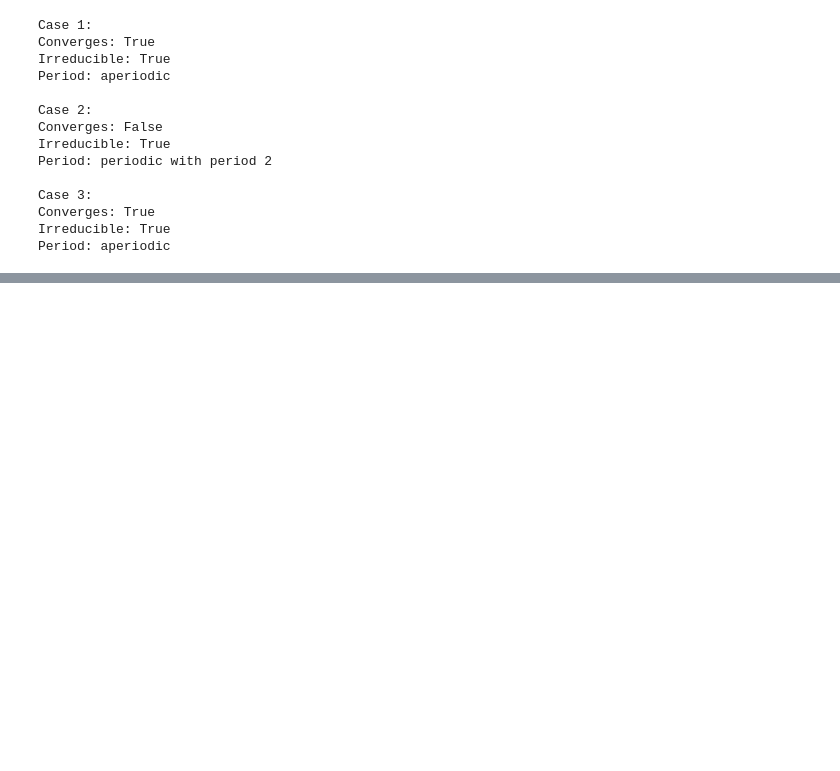
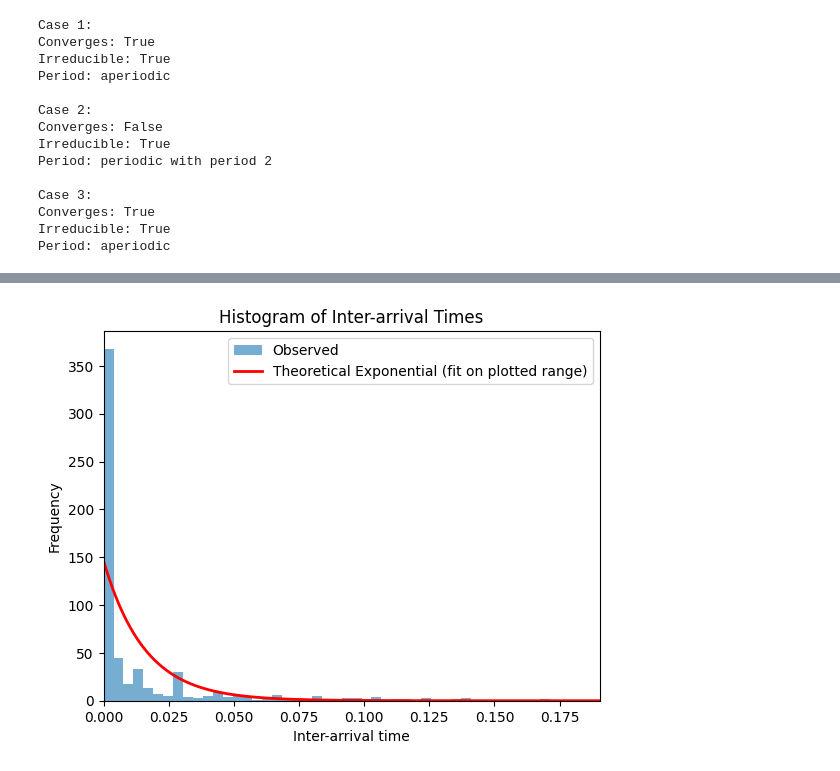
Before and after one commit to cpas0004/Monash2026, a Jupyter notebook: ECE4045/Assignment/A1.ipynb, the cells around one changed output, grey strips where cells are left out. Drawn from its saved outputs; the diff is of its cells as text; code cells hidden in the pictures; blank space fills up the shorter version.

```diff
--- a/ECE4045/Assignment/A1.ipynb
+++ b/ECE4045/Assignment/A1.ipynb
@@ -284,0 +141,95 @@ Error:
+# %%
+import pandas as pd
+import matplotlib.pyplot as plt
+import numpy as np
+import math
+
+# Load CSV
+df = pd.read_csv("wireshark3.csv")
+
+# sorting is important
+df = df.sort_values(by="Time")
+
+# Compute inter-arrival times
+df["interarrival"] = df["Time"].diff()
+
+# Remove NaN
+interarrivals = df["interarrival"].dropna()
+
+# Choose a zoom range
+# Example: show only values up to the 95th percentile
+xmax = np.percentile(interarrivals, 90)
+
+mean = np.mean(interarrivals)
+variance = np.var(interarrivals)
+
+# Use only plotted percentile range for exponential fit
+interarrivals_plot = interarrivals[interarrivals <= xmax]
+mean_plot = np.mean(interarrivals_plot)
+variance_plot = np.var(interarrivals_plot)
+
+# Mean and variance
+print("Mean:", mean_plot)
+print("Variance:", variance_plot)
+
+# Plot zoomed histogram
+counts, bins, patches = plt.hist(interarrivals, bins=50, range=(0, xmax), alpha=0.6, label="Observed")
+plt.xlim(0, xmax)
+plt.xlabel("Inter-arrival time")
+plt.ylabel("Frequency")
+plt.title("Histogram of Inter-arrival Times")
+
+
+
+# Overlay theoretical exponential PDF (scaled to match histogram)
+lambda_hat = 1 / mean_plot
+x = np.linspace(0, xmax, 500)
+pdf = lambda_hat * np.exp(-lambda_hat * x)
+area = len(interarrivals_plot) * (xmax / 50)
+plt.plot(x, pdf * area, 'r-', lw=2, label='Theoretical Exponential (fit on plotted range)')
+
+plt.legend()
+plt.show()
+
+Mean_interarrival_time = np.mean(interarrivals)
+
+
+
+
+# --- Poisson arrivals per interval analysis ---
+# Use absolute times for arrivals (excluding the first, since diff drops one)
+arrival_times = df["Time"].iloc[1:].to_numpy()
+
+# Number of intervals (can adjust as needed)
+N = 100
+interval_edges = np.linspace(arrival_times[0], arrival_times[-1], N + 1)
+counts_per_interval, _ = np.histogram(arrival_times, bins=interval_edges)
+
+# Poisson parameter: mean arrivals per interval
+poisson_lambda = counts_per_interval.mean()
+print(f"Poisson lambda (mean arrivals per interval): {poisson_lambda:.4f}")
+
+# Plot histogram of observed counts per interval
+fig, ax = plt.subplots(figsize=(10, 5))
+k_min = int(counts_per_interval.min())
+k_max = int(counts_per_interval.max())
+count_bins = np.arange(k_min - 0.5, k_max + 1.5, 1)
+ax.hist(counts_per_interval, bins=count_bins, density=True, alpha=0.6, color="darkseagreen", edgecolor="black", label="Observed counts per interval")
+
+# Overlay Poisson PMF
+k_vals = np.arange(k_min, k_max + 1)
+if poisson_lambda == 0:
+    poisson_pmf = np.where(k_vals == 0, 1.0, 0.0)
+else:
+    log_pmf = -poisson_lambda + k_vals * np.log(poisson_lambda) - np.array([math.lgamma(k + 1) for k in k_vals])
+    poisson_pmf = np.exp(log_pmf)
+ax.plot(k_vals, poisson_pmf, "o-", color="purple", linewidth=2, label=f"Poisson PMF (lambda={poisson_lambda:.2f})")
+
+ax.set_title(f"Arrivals per Interval (N={N}): Observed vs Poisson")
+ax.set_xlabel("Number of arrivals in interval")
+ax.set_ylabel("Probability")
+ax.grid(alpha=0.25)
+ax.legend()
+plt.tight_layout()
+plt.show()
+# %% [output]
@@ -284,0 +238 @@ Error:
+[figure, added]
```
Also changed, not shown: parts of 3 cells of this notebook, 3 other files.
